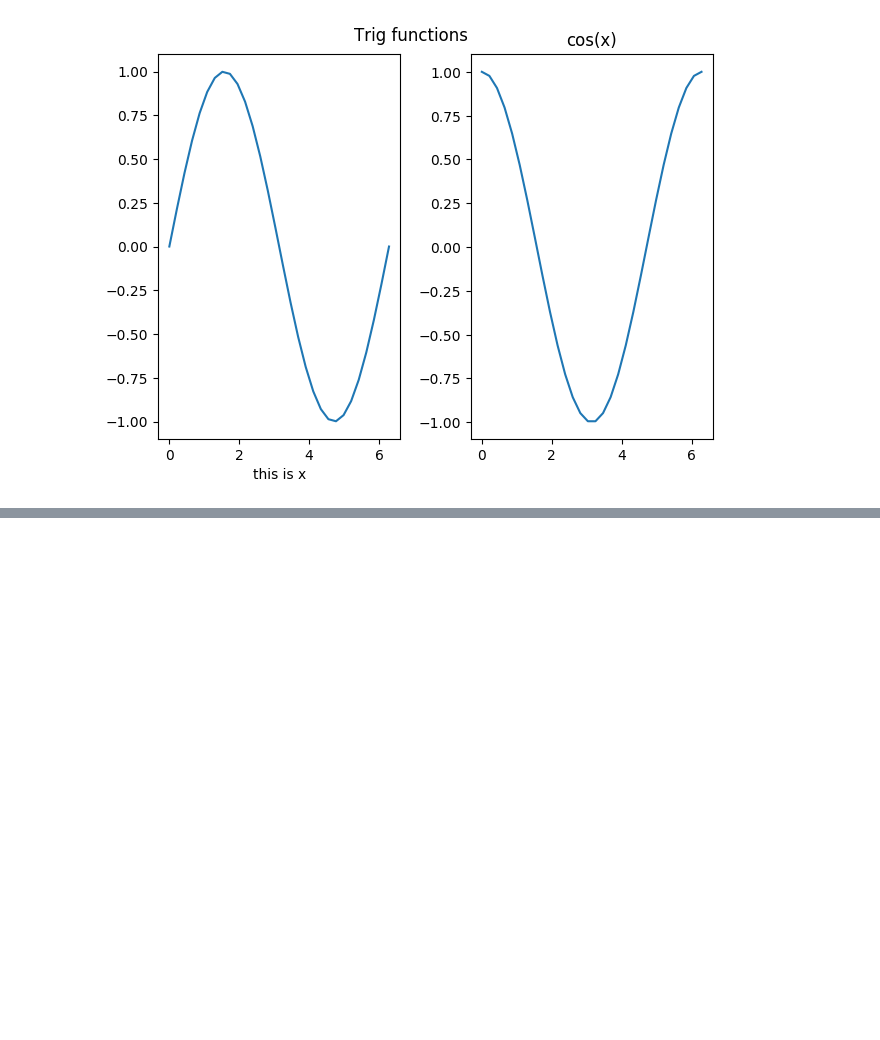
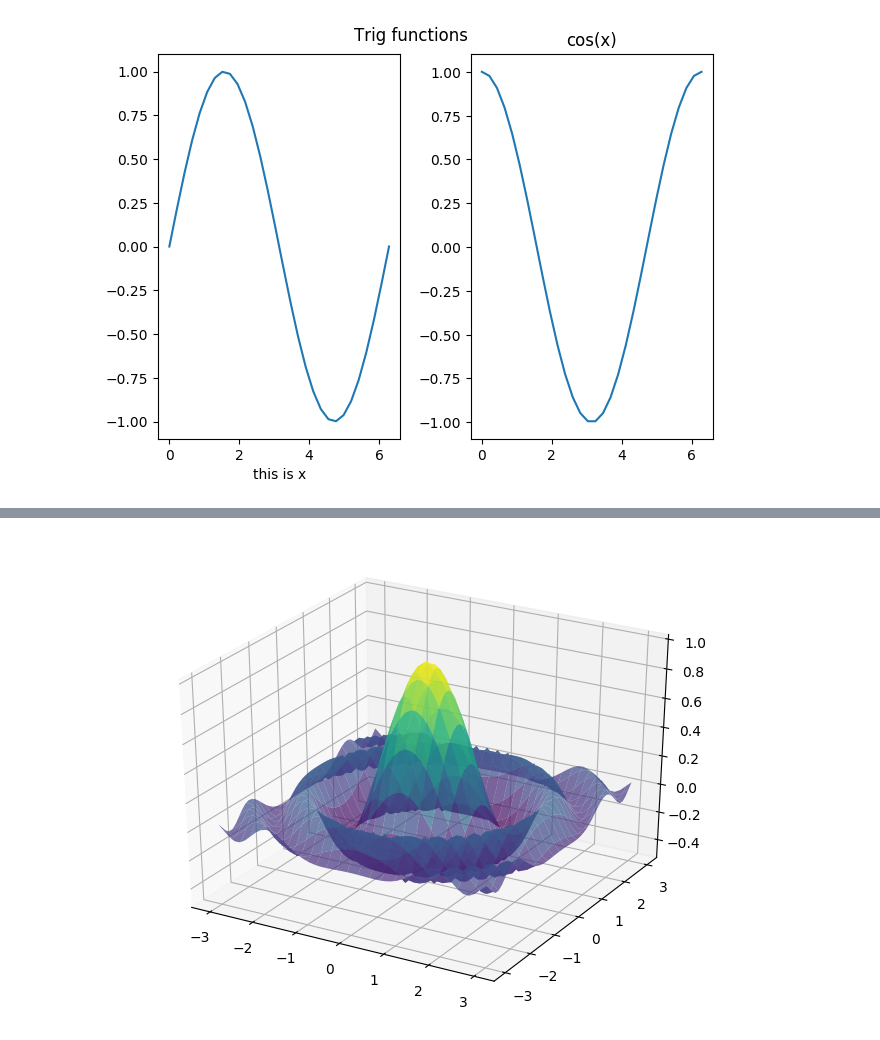
Before and after one commit to FRBNY-DSGE/CEF_2017_Workshop, a Jupyter notebook: packages/plotting.ipynb, the cells around one changed output, grey strips where cells are left out. Saved outputs shown, nothing was run; the diff lists cells and outputs as text; code cells hidden in the pictures; blank space fills up the shorter version.

```diff
--- a/packages/plotting.ipynb
+++ b/packages/plotting.ipynb
@@ -66,0 +118,25 @@ fig
+# %%
+using QuantEcon: meshgrid
+
+n = 50
+x = linspace(-3, 3, n)
+y = x
+
+z = Array{Float64}(n, n)
+f(x, y) = cos(x^2 + y^2) / (1 + x^2 + y^2)
+for i in 1:n
+    for j in 1:n
+        z[j, i] = f(x[i], y[j])
+    end
+end
+
+fig = figure(figsize=(8,6))
+ax = fig[:gca](projection="3d")
+ax[:set_zlim](-0.5, 1.0)
+xgrid, ygrid = meshgrid(x, y)
+ax[:plot_surface](
+    xgrid, ygrid, z, rstride=2, cstride=2,
+    cmap=ColorMap("viridis"), alpha=0.7, linewidth=0.25
+);
+# %% [output]
+[figure, added]
```
Also changed, not shown: parts of 19 cells of this notebook.
